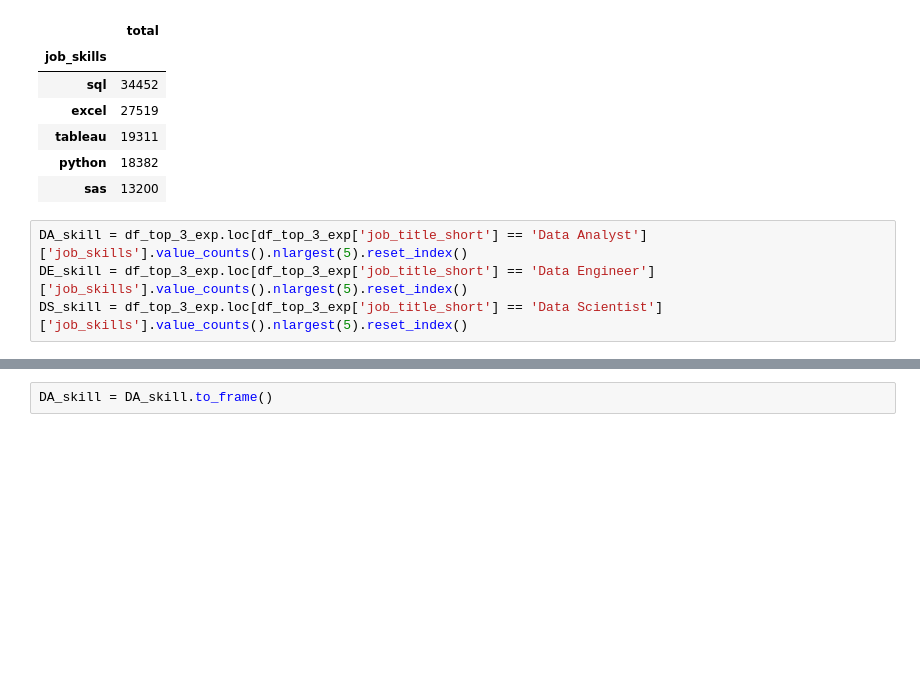
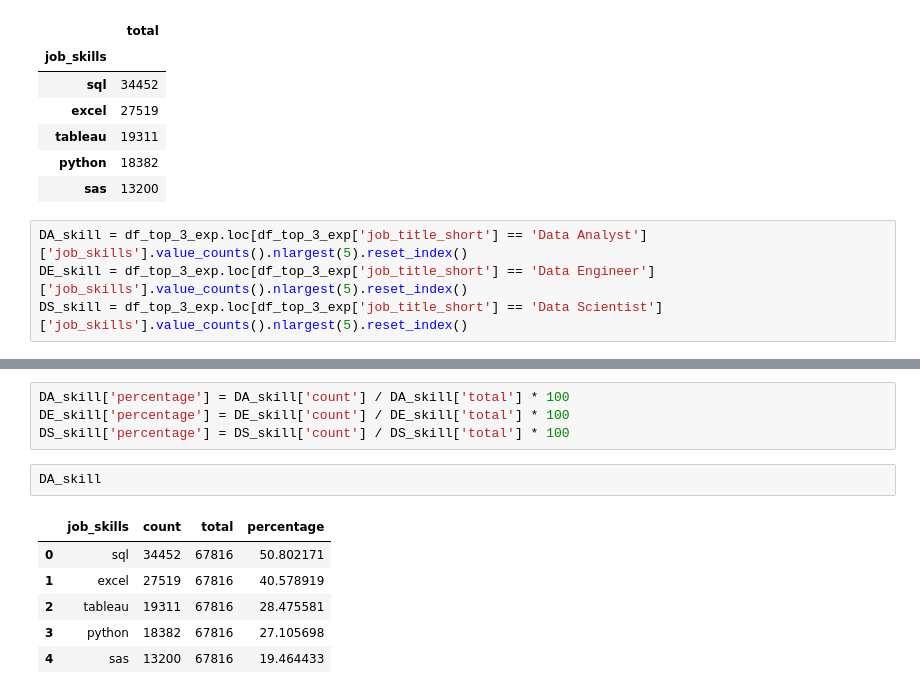
Before and after one commit to DiiNguyen/Job-Postings-Analysis, a Jupyter notebook: project_youtube/project.ipynb, the cells around one changed output, grey strips where cells are left out. Drawn from its saved outputs; the diff is of its cells as text; blank space fills up the shorter version.

```diff
--- a/project_youtube/project.ipynb
+++ b/project_youtube/project.ipynb
@@ -328,2 +314,13 @@ df_top_3_exp.loc[df_top_3_exp['job_title_short'] == 'Data Analyst']
+# %%
+DA_skill['percentage'] = DA_skill['count'] / DA_skill['total'] * 100
+DE_skill['percentage'] = DE_skill['count'] / DE_skill['total'] * 100
+DS_skill['percentage'] = DS_skill['count'] / DS_skill['total'] * 100
 # %%
-DA_skill = DA_skill.to_frame()
+DA_skill
+# %% [output]
+|  | job_skills | count | total | percentage |
+| 0 | sql | 34452 | 67816 | 50.802171 |
+| 1 | excel | 27519 | 67816 | 40.578919 |
+| 2 | tableau | 19311 | 67816 | 28.475581 |
+| 3 | python | 18382 | 67816 | 27.105698 |
+| 4 | sas | 13200 | 67816 | 19.464433 |
```
Also changed, not shown: parts of 8 cells of this notebook.
